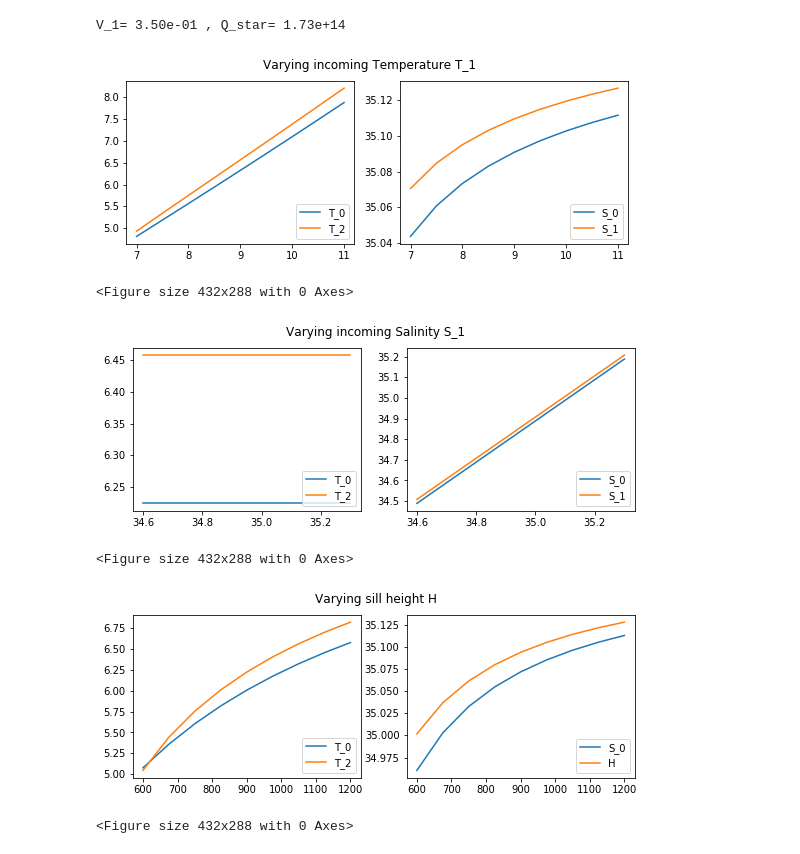
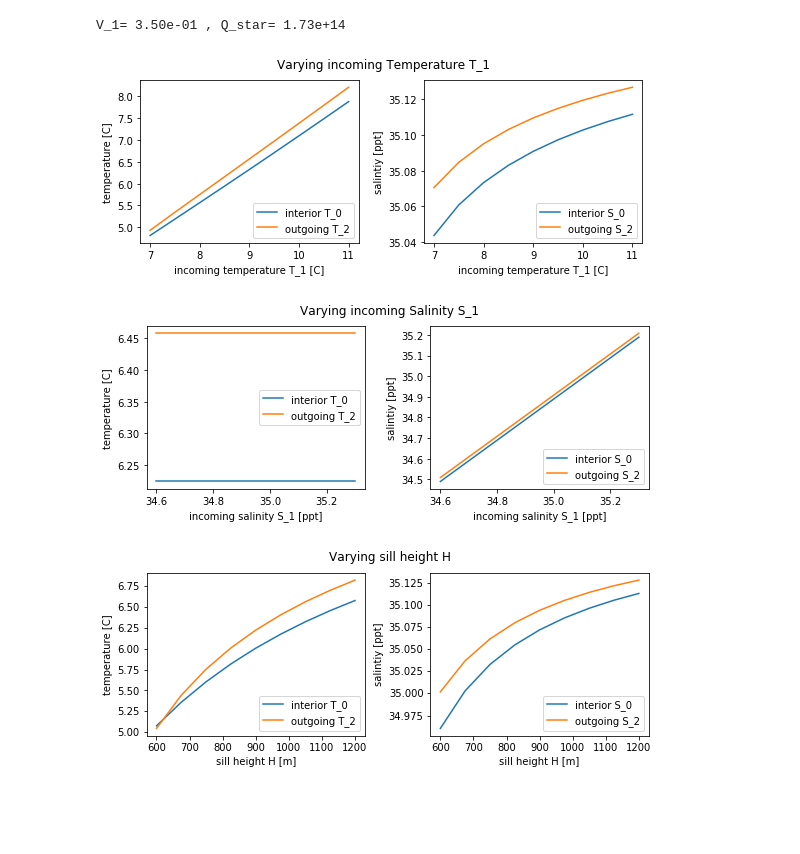
Before and after one commit to Emma0112/MarginalSeaModel, a Jupyter notebook: SimpleCode.ipynb, the cells around one changed output. Saved outputs shown, nothing was run; the diff lists cells and outputs as text; code cells hidden in the pictures; blank space fills up the shorter version.

```diff
--- a/SimpleCode.ipynb
+++ b/SimpleCode.ipynb
@@ -101,57 +101,65 @@ for i in range(len(T_1_array)):
 plt.figure(figsize=(9, 3))
 
 plt.subplot(121)
-plt.plot(T_1_array, T_0, label='T_0')
-plt.plot(T_1_array, T_2, label='T_2')
+plt.plot(T_1_array, T_0, label='interior T_0')
+plt.plot(T_1_array, T_2, label='outgoing T_2')
+plt.xlabel('incoming temperature T_1 [C]')
+plt.ylabel('temperature [C]')
 plt.legend(loc='lower right')
 plt.subplot(122)
-plt.plot(T_1_array, S_0, label='S_0')
-plt.plot(T_1_array, S_2, label='S_1')
+plt.plot(T_1_array, S_0, label='interior S_0')
+plt.plot(T_1_array, S_2, label='outgoing S_2')
+plt.xlabel('incoming temperature T_1 [C]')
+plt.ylabel('salintiy [ppt]')
 plt.legend(loc='lower right')
 plt.suptitle('Varying incoming Temperature T_1')
-plt.show()
-plt.savefig('varyingT_1.png')
+plt.subplots_adjust(left=None, bottom=None, right=None, top=None, wspace=0.3, hspace=None)
+#plt.show()
+plt.savefig('varyingT_1.png', dpi=300, bbox_inches='tight')
 # %% [output]
-[figure, old version]
+[figure, new version]
-<Figure size 432x288 with 0 Axes>
 # %%
 T_1 = 8.87
 
 S_1_array = np.linspace(34.6,35.3,100)
 T_0 = np.zeros(len(S_1_array))
 T_2 = np.zeros(len(S_1_array))
 S_0 = np.zeros(len(S_1_array))
 S_2 = np.zeros(len(S_1_array))
 
 for i in range(len(S_1_array)):
     S_1=S_1_array[i]
     def main(x): # function with seven unkowns:  T_0,  T_2,  S_0,  S_2,  V_1, T_eddy, S_eddy
              #                              x[0], x[1], x[2], x[3], x[4],   x[5],   x[6]
         return [P*H*x[5]-A*Gamma*(x[0]-T_A)/(ro*C_p),
             P*H*x[6]+A*E*S,
             (T_1-x[1])*x[4]*H*L-(x[0] - T_A + (P*L/A)*(T_1-T_A))*A*Gamma/(ro*C_p),
             (S_1-x[3])*x[4]*H*L+E*A*S+P*L*E*S,
             g*H/(2*ro*f_0*L)*(alpha_T*(T_1-x[0])-alpha_S*(S_1-x[2]))-x[4],
             c*x[4]*(T_1-x[0])-x[5],
             c*x[4]*(S_1-x[2])-x[6]]
     [T_0[i],T_2[i],S_0[i],S_2[i],V_1,T_eddy,S_eddy] = fsolve(main, [1,1,1,1,1,1,1])
 
 plt.figure(figsize=(9, 3))
 
 plt.subplot(121)
-plt.plot(S_1_array, T_0, label='T_0')
-plt.plot(S_1_array, T_2, label='T_2')
+plt.plot(S_1_array, T_0, label='interior T_0')
+plt.plot(S_1_array, T_2, label='outgoing T_2')
+plt.xlabel('incoming salinity S_1 [ppt]')
+plt.ylabel('temperature [C]')
+plt.legend(loc='right')
+plt.subplot(122)
+plt.plot(S_1_array, S_0, label='interior S_0')
+plt.plot(S_1_array, S_2, label='outgoing S_2')
+plt.xlabel('incoming salinity S_1 [ppt]')
+plt.ylabel('salintiy [ppt]')
 plt.legend(loc='lower right')
-plt.subplot(122)
-plt.plot(S_1_array, S_0, label='S_0')
-plt.plot(S_1_array, S_2, label='S_1')
-plt.legend(loc='lower right')
+plt.subplots_adjust(left=None, bottom=None, right=None, top=None, wspace=0.3, hspace=None)
 plt.suptitle('Varying incoming Salinity S_1')
-plt.show()
-plt.savefig('varyingS_1.png')
+#plt.show()
+plt.savefig('varyingS_1.png', dpi=300)
 # %% [output]
-[figure, old version]
+[figure, new version]
-<Figure size 432x288 with 0 Axes>
 # %%
 T_1 = 8.87
 S_1 = 35.2
@@ -178,19 +186,23 @@ for i in range(len(H_array)):
 plt.figure(figsize=(9, 3))
 
 plt.subplot(121)
-plt.plot(H_array, T_0, label='T_0')
-plt.plot(H_array, T_2, label='T_2')
+plt.plot(H_array, T_0, label='interior T_0')
+plt.plot(H_array, T_2, label='outgoing T_2')
+plt.xlabel('sill height H [m]')
+plt.ylabel('temperature [C]')
 plt.legend(loc='lower right')
 plt.subplot(122)
-plt.plot(H_array, S_0, label='S_0')
-plt.plot(H_array, S_2, label='H')
+plt.plot(H_array, S_0, label='interior S_0')
+plt.plot(H_array, S_2, label='outgoing S_2')
+plt.xlabel('sill height H [m]')
+plt.ylabel('salintiy [ppt]')
 plt.legend(loc='lower right')
+plt.subplots_adjust(left=None, bottom=None, right=None, top=None, wspace=0.3, hspace=None)
 plt.suptitle('Varying sill height H')
-plt.show()
-plt.savefig('varyingH.png')
+#plt.show()
+plt.savefig('varyingH.png', dpi=300)
 # %% [output]
-[figure, old version]
+[figure, new version]
-<Figure size 432x288 with 0 Axes>
 # %%
 T_1 = 8.87
 S_1 = 35.2
```
Also changed, not shown: parts of 3 cells of this notebook.
